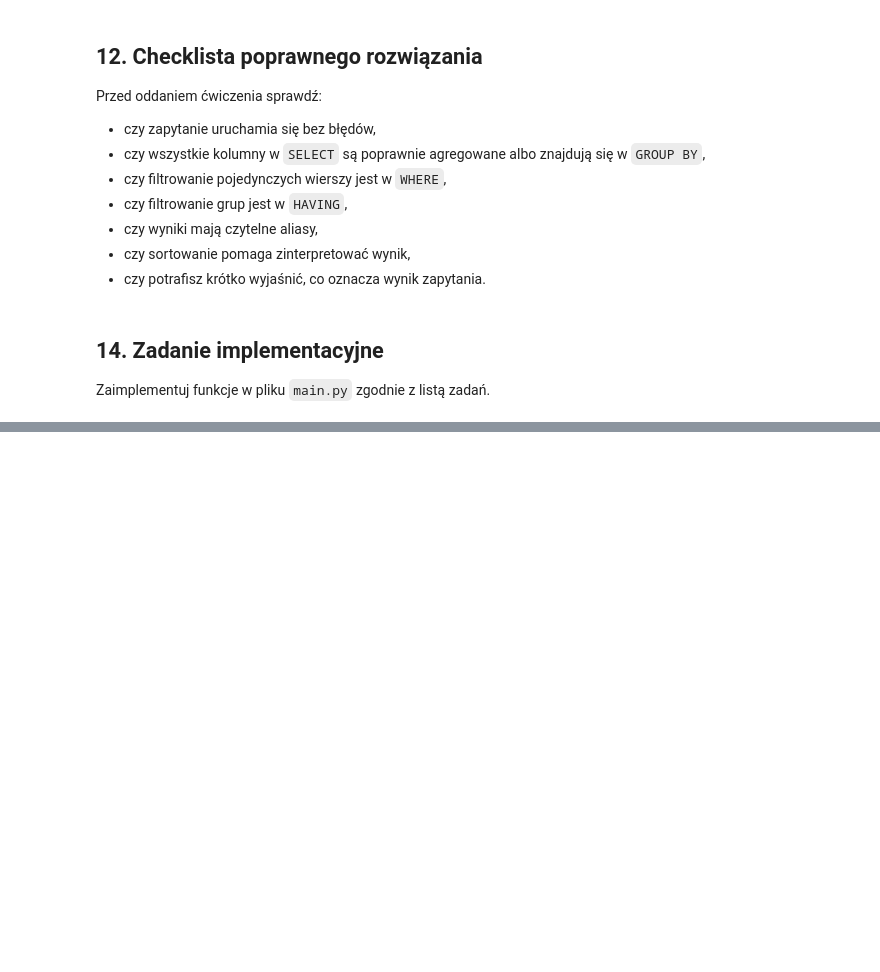
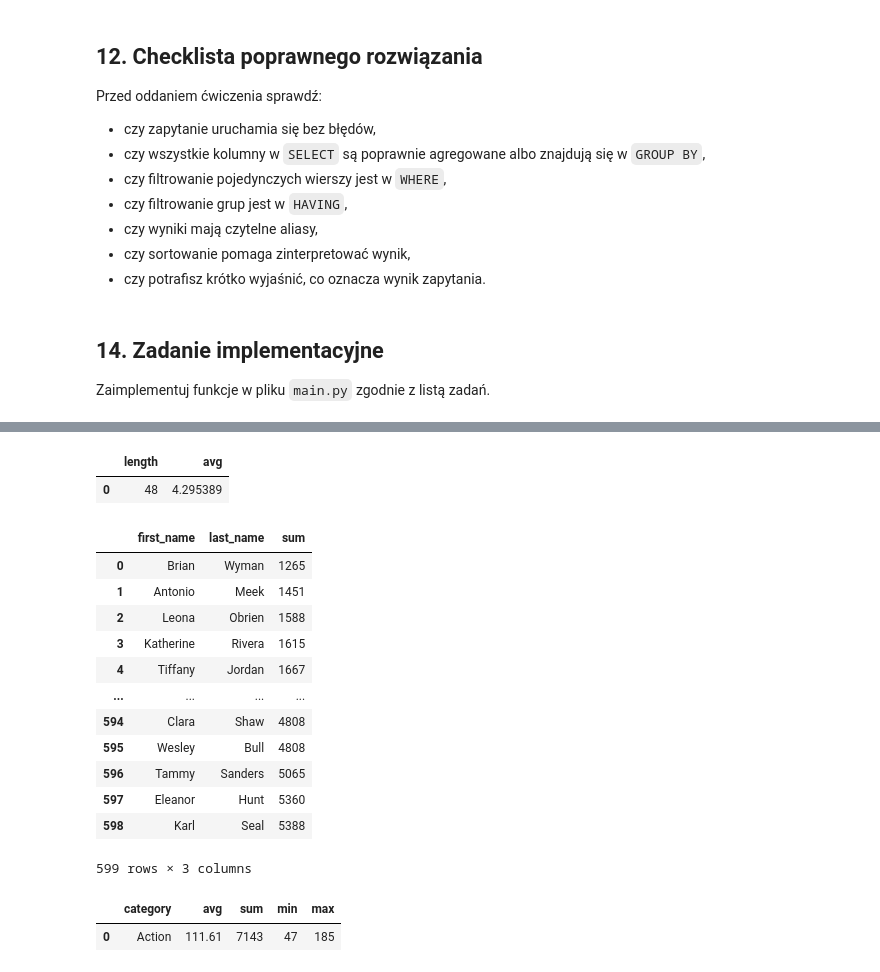
Before and after one commit to mayyyk/databases_labs, a Jupyter notebook: lab_6-agg/raport.ipynb, the cells around one changed output, grey strips where cells are left out. Cells and saved outputs as stored; diff of their text form; code cells hidden in the pictures; blank space fills up the shorter version.

```diff
--- a/lab_6-agg/raport.ipynb
+++ b/lab_6-agg/raport.ipynb
@@ -511,0 +533,29 @@ import main
+# %%
+df = (avg_amount_by_length(48))
+df
+# %% [output]
+|  | length | avg |
+| 0 | 48 | 4.295389 |
+# %%
+df = (client_by_sum_length(1200))
+df
+# %% [output]
+|  | first_name | last_name | sum |
+| 0 | Brian | Wyman | 1265 |
+| 1 | Antonio | Meek | 1451 |
+| 2 | Leona | Obrien | 1588 |
+| 3 | Katherine | Rivera | 1615 |
+| 4 | Tiffany | Jordan | 1667 |
+| ... | ... | ... | ... |
+| 594 | Clara | Shaw | 4808 |
+| 595 | Wesley | Bull | 4808 |
+| 596 | Tammy | Sanders | 5065 |
+| 597 | Eleanor | Hunt | 5360 |
+| 598 | Karl | Seal | 5388 |
+599 rows × 3 columns
+# %%
+df = (category_statistic_length("Action"))
+df
+# %% [output]
+|  | category | avg | sum | min | max |
+| 0 | Action | 111.61 | 7143 | 47 | 185 |
```
Also changed, not shown: parts of 4 cells of this notebook, 4 other files.
